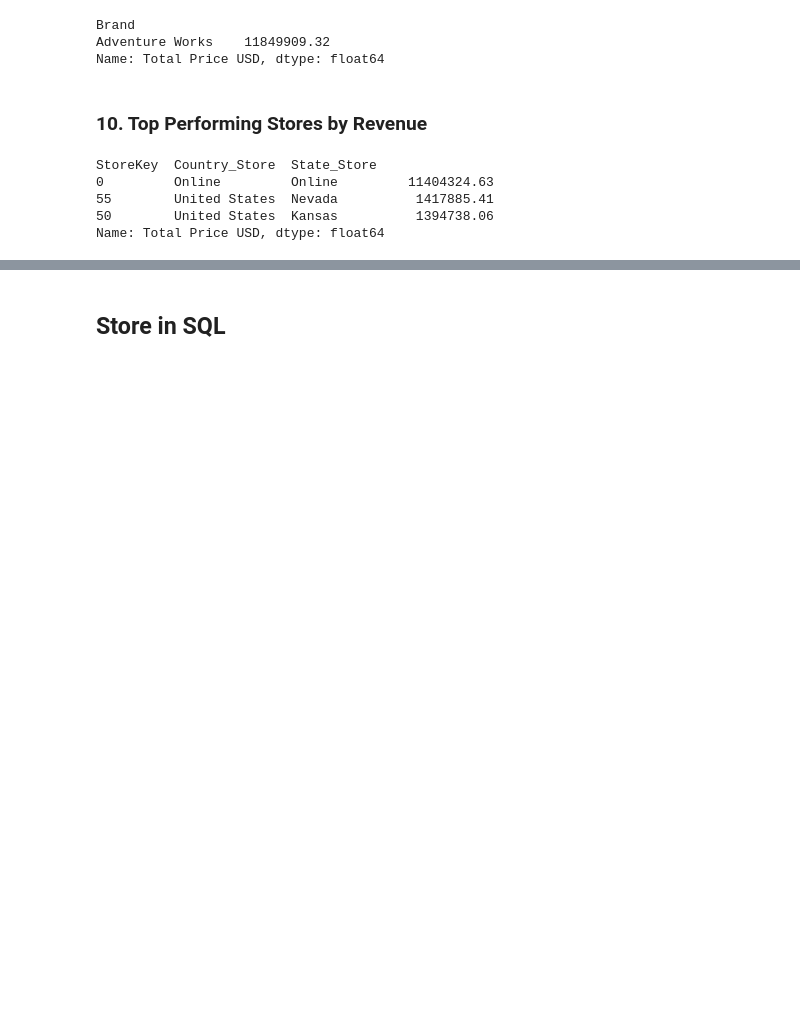
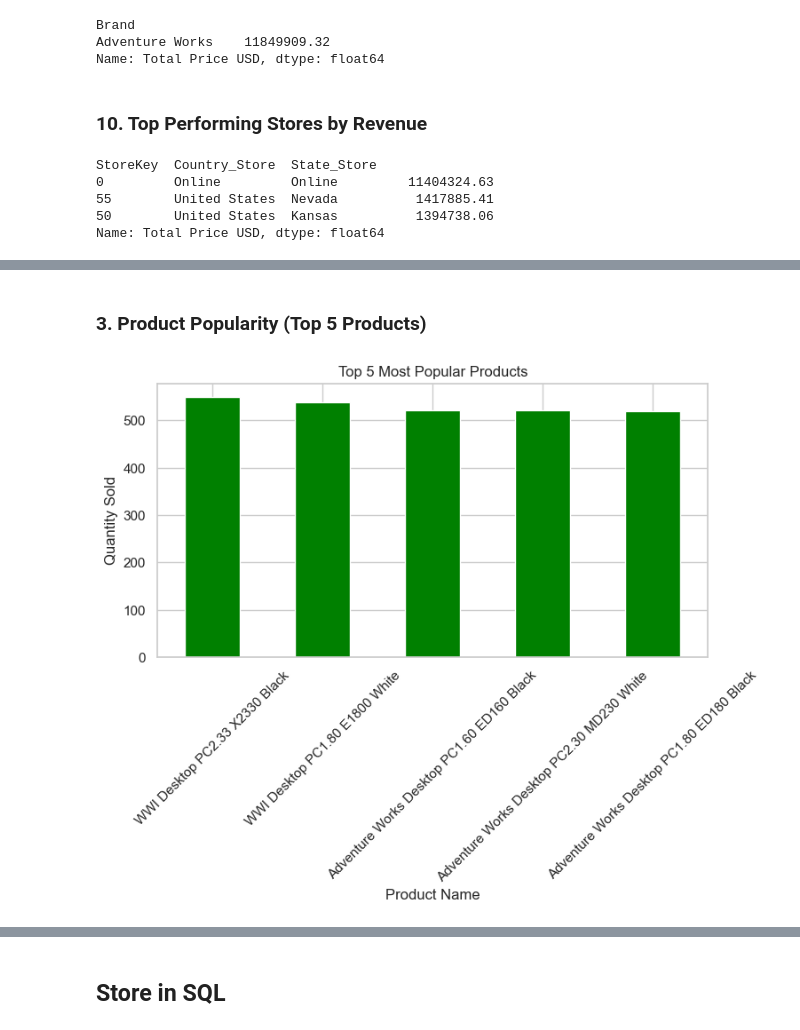
Before and after one commit to vikashgraja/DataSpark-EDA, a Jupyter notebook: data_preprocess.ipynb, the cells around one changed output, grey strips where cells are left out. Drawn from its saved outputs; the diff is of its cells as text; code cells hidden in the pictures; blank space fills up the shorter version.

```diff
--- a/data_preprocess.ipynb
+++ b/data_preprocess.ipynb
@@ -414,0 +450,15 @@ Name: Total Price USD, dtype: float64
+# %% [markdown]
+### 3. Product Popularity (Top 5 Products)
+# %%
+top_products = master_df.groupby('Product Name')['Quantity'].sum().nlargest(5)
+plt.figure(figsize=(8, 4))
+top_products.plot(kind='bar', color='green')
+plt.title('Top 5 Most Popular Products')
+plt.xlabel('Product Name')
+plt.ylabel('Quantity Sold')
+plt.xticks(rotation=45)
+plt.savefig('visuals/Popular Products.png',bbox_inches='tight')
+plt.show()
+plt.close()
+# %% [output]
+[figure, added]
```
Also changed, not shown: parts of 14 cells of this notebook, 9 other files.
